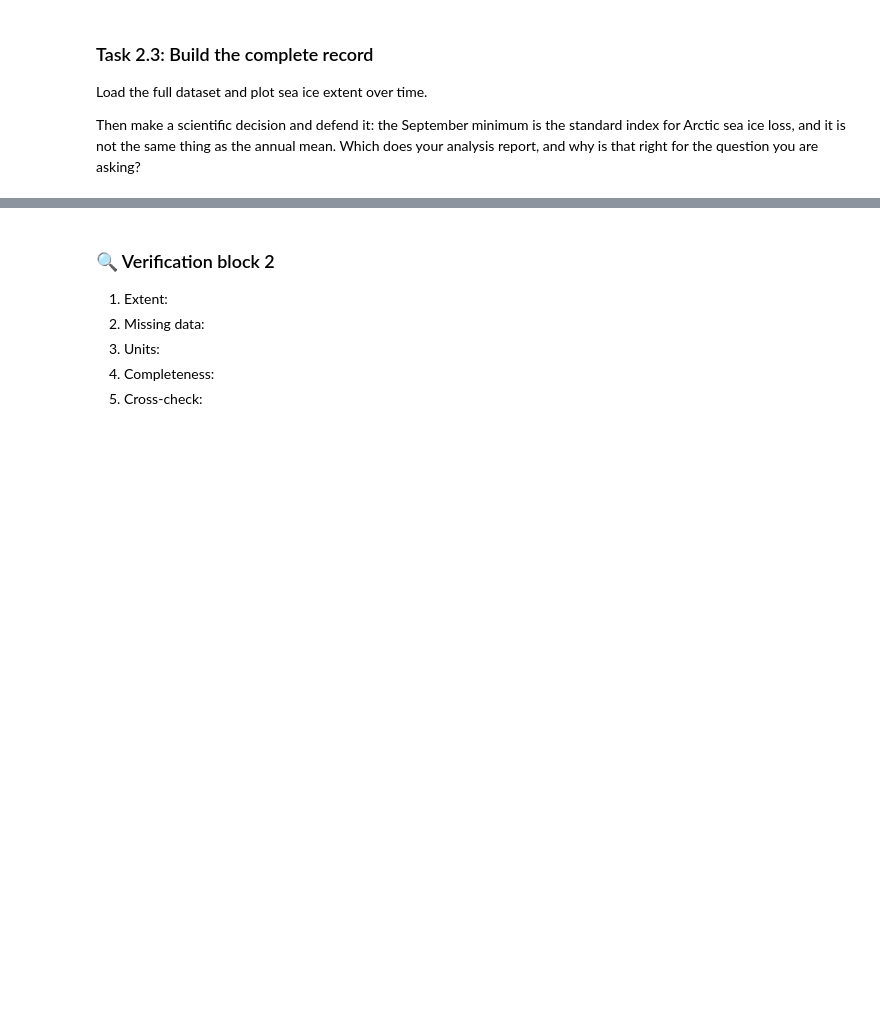
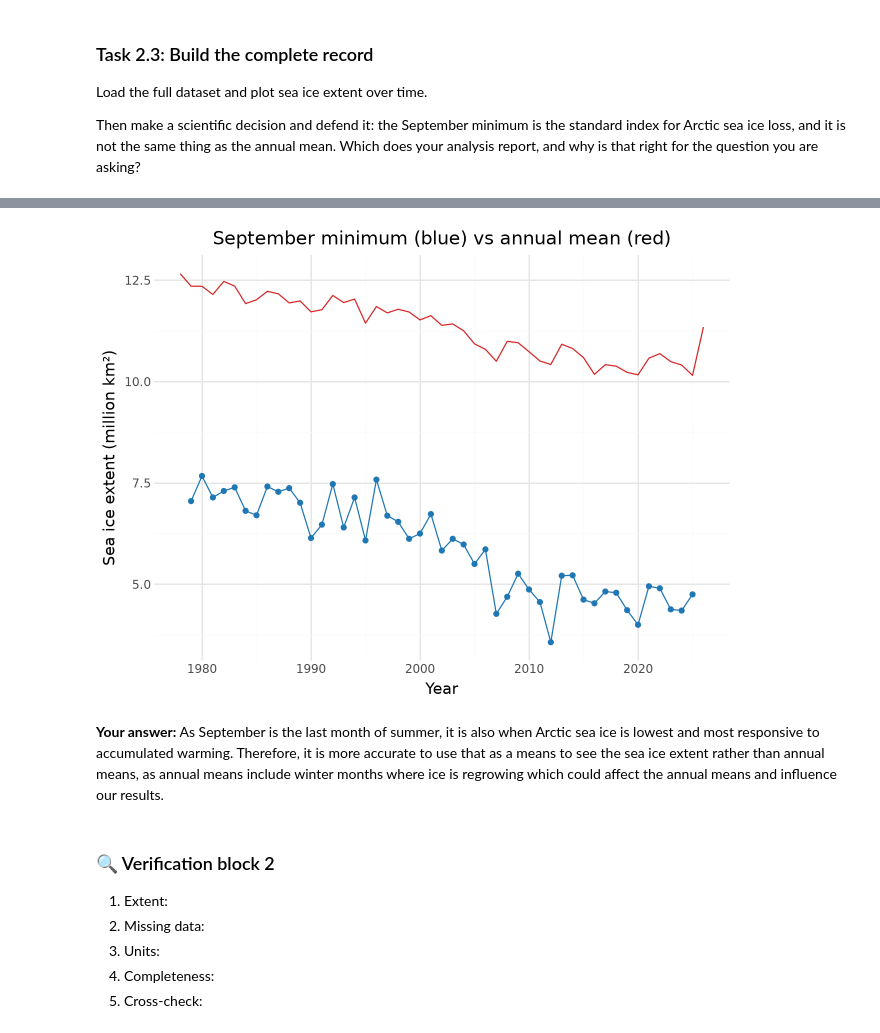
Before and after one commit to zacsignorino/climate-module-zacs26, a Jupyter notebook: climate.ipynb, the cells around one changed output, grey strips where cells are left out. Cells and saved outputs as stored; diff of their text form; code cells hidden in the pictures; blank space fills up the shorter version.

```diff
--- a/climate.ipynb
+++ b/climate.ipynb
@@ -279,3 +345,17 @@ report, and why is that right for the question you are asking?
+# %%
+annual_mean = seaice.groupby("year")["extent"].mean().reset_index()
+
+(ggplot()
+ + geom_point(aes(x="year", y="extent"), data=september, color="tab:blue")
+ + geom_line(aes(x="year", y="extent"), data=september, color="tab:blue")
+ + geom_line(aes(x="year", y="extent"), data=annual_mean, color="tab:red")
+ + labs(x="Year", y="Sea ice extent (million km²)",
+        title="September minimum (blue) vs annual mean (red)")
+ + theme_minimal())
+# %% [output]
+[figure, added]
+# %% [markdown]
+**Your answer:** As September is the last month of summer, it is also when Arctic sea ice is lowest and most responsive to accumulated warming. Therefore, it is more accurate to use that as a means to see the sea ice extent rather than annual means, as annual means include winter months where ice is regrowing which could affect the annual means and influence our results.
 # %% [markdown]
 ### 🔍 Verification block 2
 
```
Also changed, not shown: parts of 21 cells of this notebook.
